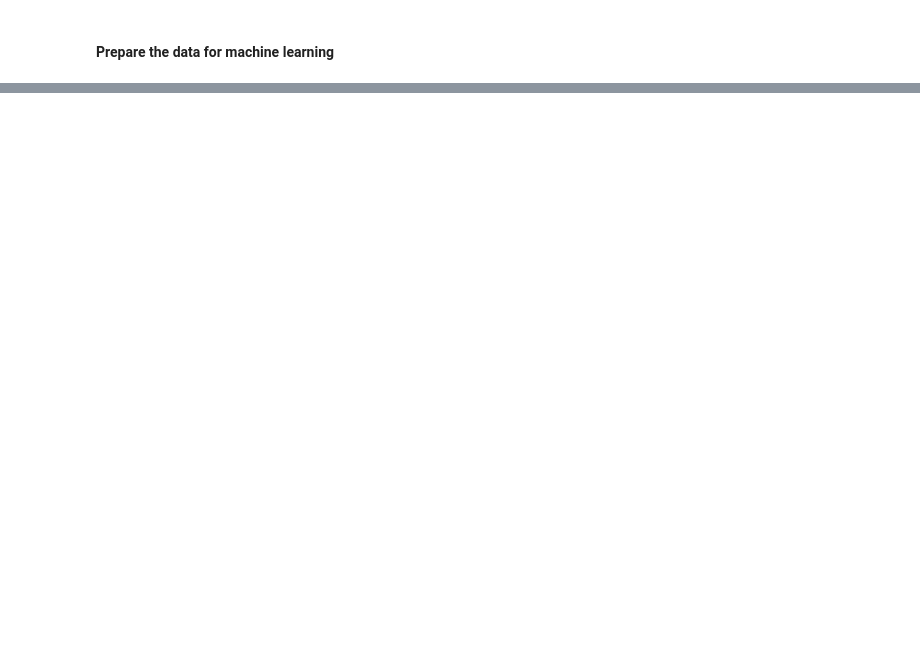
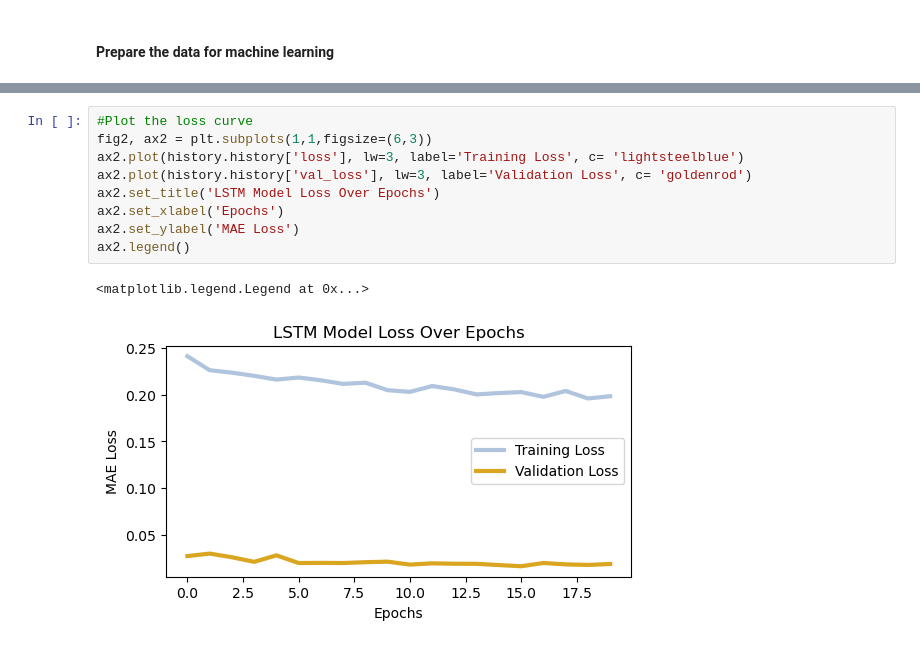
Before and after one commit to larantt/lstm_deliveries, a Jupyter notebook: project.ipynb, the cells around one changed output, grey strips where cells are left out. Saved outputs shown, nothing was run; the diff lists cells and outputs as text; blank space fills up the shorter version.

```diff
--- a/project.ipynb
+++ b/project.ipynb
@@ -297,3 +486,15 @@ Denormalized Predictions:
+# %%
+#Plot the loss curve
+fig2, ax2 = plt.subplots(1,1,figsize=(6,3))
+ax2.plot(history.history['loss'], lw=3, label='Training Loss', c= 'lightsteelblue')
+ax2.plot(history.history['val_loss'], lw=3, label='Validation Loss', c= 'goldenrod')
+ax2.set_title('LSTM Model Loss Over Epochs')
+ax2.set_xlabel('Epochs')
+ax2.set_ylabel('MAE Loss')
+ax2.legend()
+# %% [output]
+<matplotlib.legend.Legend at 0x...>
+[figure, added]
 # %%
 fig,ax = plt.subplots(1,1,figsize=(20,5))
 ax.plot(dates_dict['test_dates'],denormalized_predictions,ls='--',c='indianred',label='LSTM Prediction')
```
Also changed, not shown: parts of 14 cells of this notebook.
